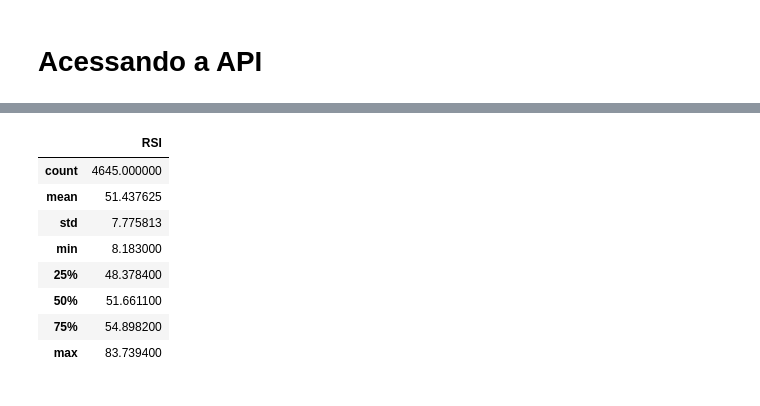
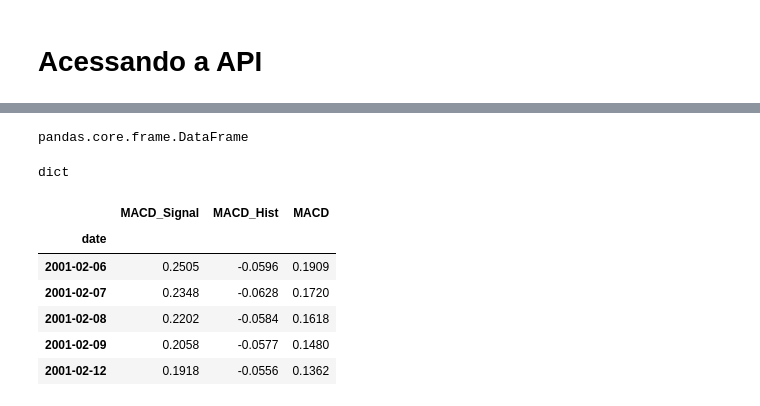
Before and after one commit to albertoivo/nossasrotas-finance, a Jupyter notebook: AlphaVantage.ipynb, the cells around one changed output, grey strips where cells are left out. Cells and saved outputs as stored; diff of their text form; code cells hidden in the pictures.

```diff
--- a/AlphaVantage.ipynb
+++ b/AlphaVantage.ipynb
@@ -49,12 +46,0 @@ plt.show()
-# %%
-rsi.describe()
-# %% [output]
-|  | RSI |
-| count | 4645.000000 |
-| mean | 51.437625 |
-| std | 7.775813 |
-| min | 8.183000 |
-| 25% | 48.378400 |
-| 50% | 51.661100 |
-| 75% | 54.898200 |
-| max | 83.739400 |
@@ -60,0 +49,18 @@ rsi.describe()
+# %%
+type(macd)
+# %% [output]
+pandas.core.frame.DataFrame
+# %%
+type(meta_macd)
+# %% [output]
+dict
+# %%
+macd.head()
+# %% [output]
+|  | MACD_Signal | MACD_Hist | MACD |
+| date |  |  |  |
+| 2001-02-06 | 0.2505 | -0.0596 | 0.1909 |
+| 2001-02-07 | 0.2348 | -0.0628 | 0.1720 |
+| 2001-02-08 | 0.2202 | -0.0584 | 0.1618 |
+| 2001-02-09 | 0.2058 | -0.0577 | 0.1480 |
+| 2001-02-12 | 0.1918 | -0.0556 | 0.1362 |
```
Also changed, not shown: parts of 5 cells of this notebook.
